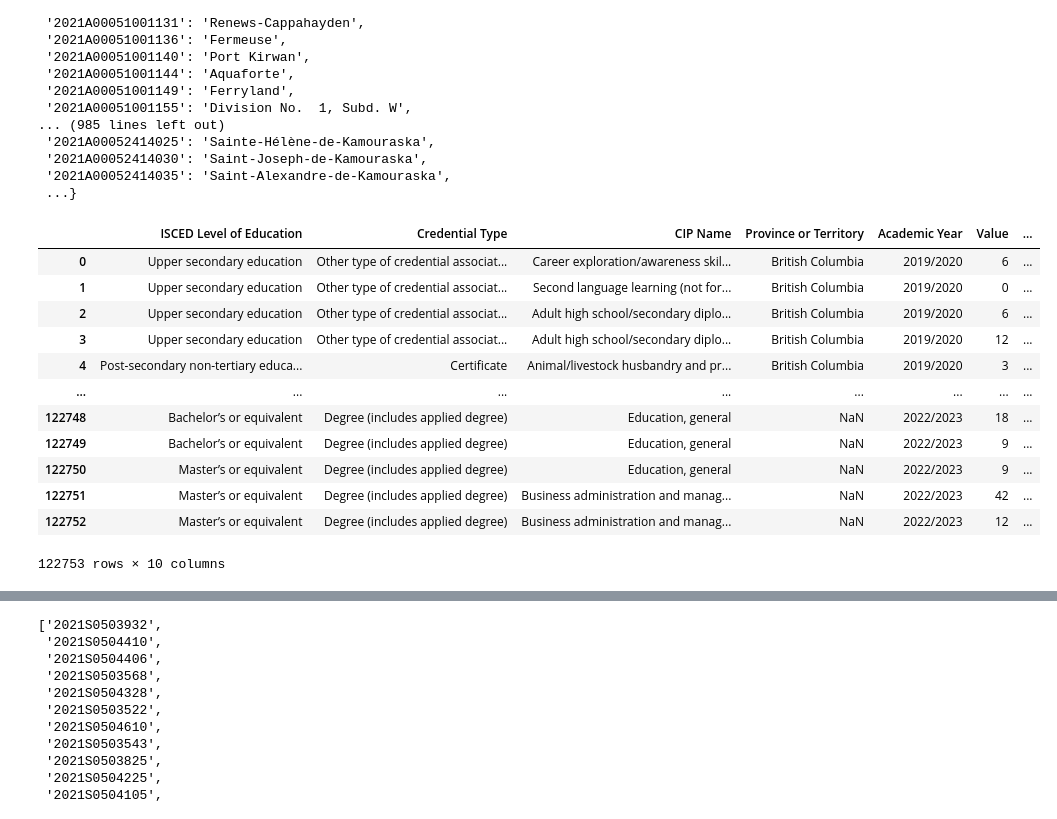
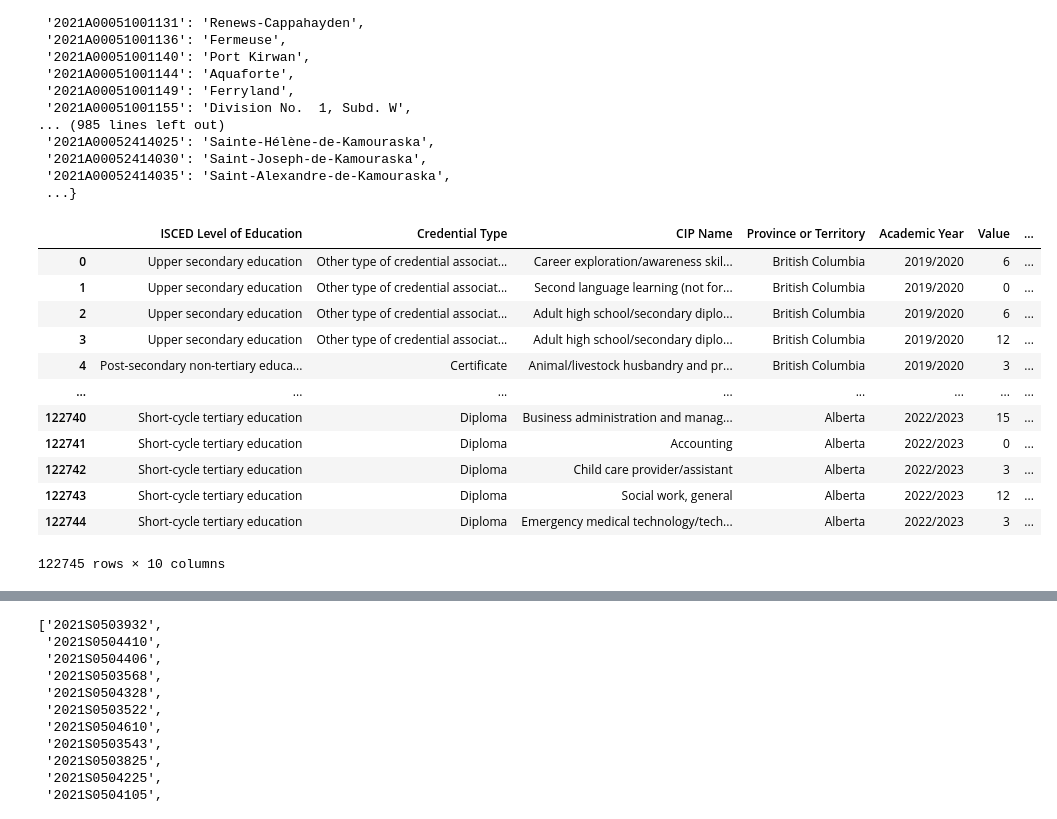
Before and after one commit to samuelmorency/StatCan-Web-App, a Jupyter notebook: data/data_wrangle backup.ipynb, the cells around one changed output, grey strips where cells are left out. Drawn from its saved outputs; the diff is of its cells as text; code cells hidden in the pictures.

```diff
--- a/data/data_wrangle backup.ipynb
+++ b/data/data_wrangle backup.ipynb
@@ -70,17 +91,17 @@ def clean_data(df):
                            'PRdguid': 'PRDGUID',
                            'CMAuid': 'CMAPUID',
                            'CSDuid': 'CSDUID'})
-          .astype({'Province or Territory': 'category',
-                   'ISCED Level of Education': 'category',
-                   'Credential Type': 'category',
-                   'CIP Name': 'category',
-                   'PRDGUID': 'category',
-                   'Academic Year': 'category',
-                   'STEM/BHASE': 'category',
-                   'Institution': 'category',
-                   'CMAPUID': 'category',
-                   'CSDUID': 'category',
-                   'DGUID': 'category'})
+          #.astype({'Province or Territory': 'category',
+                   #'ISCED Level of Education': 'category',
+                   #'Credential Type': 'category',
+                   #'CIP Name': 'category',
+                   #'PRDGUID': 'category',
+                   #'Academic Year': 'category',
+                   #'STEM/BHASE': 'category',
+                   #'Institution': 'category',
+                   #'CMAPUID': 'category',
+                   #'CSDUID': 'category',
+                   #'DGUID': 'category'})
     )
     df_clean['GRAD/ENROLL'] = df_clean['STEM/BHASE'].str.replace("^[^_]+_[^_]+_([^_]+)_.*$", lambda match: match.group(1), regex=True)
     df_clean['GEO'] = df_clean['STEM/BHASE'].str.replace(".*_([^_]*)$", lambda match: match.group(1), regex=True)
@@ -88,7 +109,8 @@ def clean_data(df):
                         .str.replace("^BHASE\\w+?$", "BHASE", case=False, regex=True)
                         .str.replace("^STEM\\w+?$", "STEM", case=False, regex=True)
     )
-    df_clean['Value'] = df_clean['Value'].replace("..", np.nan).astype('float').astype('Int32')
+    df_clean = df_clean[df_clean['Value'] != ".."]
+    df_clean['Value'] = df_clean['Value'].astype('Int32')
 
     return df_clean
 
@@ -303,20 +325,21 @@ uids_dict
 # %%
 #gen_df_grads_final = gen_df_grads.merge(uids, on = 'DGUID', how = 'left')
 gen_df_grads_final = gen_df_grads.copy()
 
 gen_df_grads_final['CMA/CSD'] = gen_df_grads_final['DGUID'].map(uids_dict)
+gen_df_grads_final = gen_df_grads_final.dropna()
 gen_df_grads_final
 # %% [output]
 |  | ISCED Level of Education | Credential Type | CIP Name | Province or Territory | Academic Year | Value | ... |
 | 0 | Upper secondary education | Other type of credential associat... | Career exploration/awareness skil... | British Columbia | 2019/2020 | 6 | ... |
 | 1 | Upper secondary education | Other type of credential associat... | Second language learning (not for... | British Columbia | 2019/2020 | 0 | ... |
 | 2 | Upper secondary education | Other type of credential associat... | Adult high school/secondary diplo... | British Columbia | 2019/2020 | 6 | ... |
 | 3 | Upper secondary education | Other type of credential associat... | Adult high school/secondary diplo... | British Columbia | 2019/2020 | 12 | ... |
 | 4 | Post-secondary non-tertiary educa... | Certificate | Animal/livestock husbandry and pr... | British Columbia | 2019/2020 | 3 | ... |
 | ... | ... | ... | ... | ... | ... | ... | ... |
-| 122748 | Bachelor’s or equivalent | Degree (includes applied degree) | Education, general | NaN | 2022/2023 | 18 | ... |
-| 122749 | Bachelor’s or equivalent | Degree (includes applied degree) | Education, general | NaN | 2022/2023 | 9 | ... |
-| 122750 | Master’s or equivalent | Degree (includes applied degree) | Education, general | NaN | 2022/2023 | 9 | ... |
-| 122751 | Master’s or equivalent | Degree (includes applied degree) | Business administration and manag... | NaN | 2022/2023 | 42 | ... |
-| 122752 | Master’s or equivalent | Degree (includes applied degree) | Business administration and manag... | NaN | 2022/2023 | 12 | ... |
+| 122740 | Short-cycle tertiary education | Diploma | Business administration and manag... | Alberta | 2022/2023 | 15 | ... |
+| 122741 | Short-cycle tertiary education | Diploma | Accounting | Alberta | 2022/2023 | 0 | ... |
+| 122742 | Short-cycle tertiary education | Diploma | Child care provider/assistant | Alberta | 2022/2023 | 3 | ... |
+| 122743 | Short-cycle tertiary education | Diploma | Social work, general | Alberta | 2022/2023 | 12 | ... |
+| 122744 | Short-cycle tertiary education | Diploma | Emergency medical technology/tech... | Alberta | 2022/2023 | 3 | ... |
-122753 rows × 10 columns
+122745 rows × 10 columns
```
Also changed, not shown: parts of 11 cells of this notebook, 3 other files.
